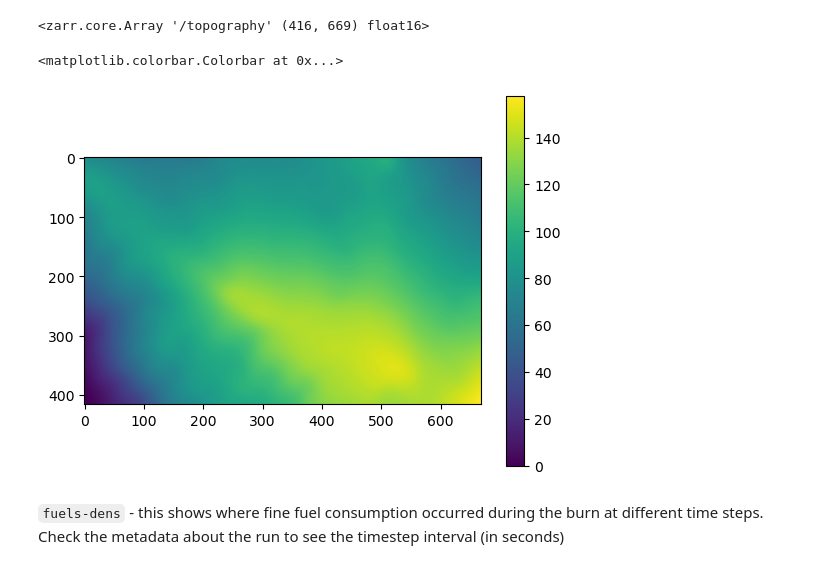
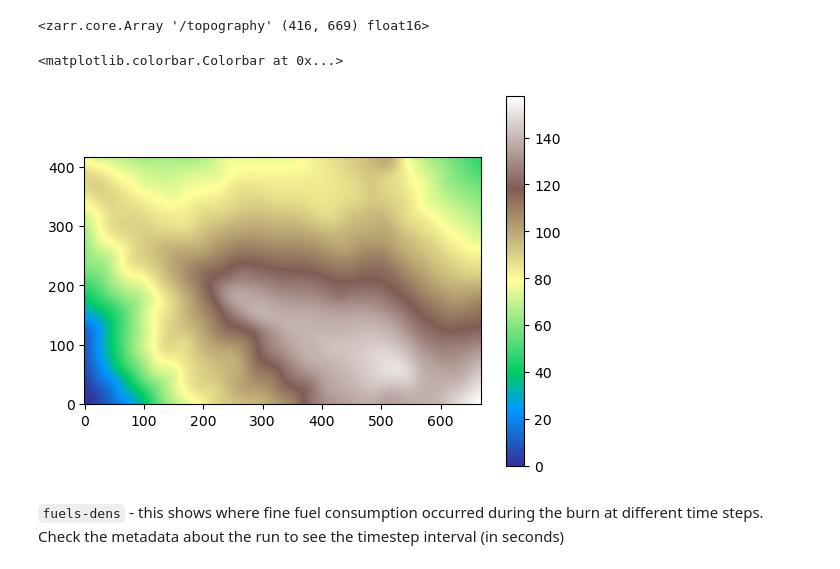
Before and after one commit to BurnPro3D/data-api-notebooks, a Jupyter notebook: access_zarr_files_demo.ipynb, the cells around one changed output. Drawn from its saved outputs; the diff is of its cells as text; code cells hidden in the pictures.

Commit message:
update to origin = lower

```diff
--- a/access_zarr_files_demo.ipynb
+++ b/access_zarr_files_demo.ipynb
@@ -78,15 +83,15 @@ z['topography']
 <zarr.core.Array '/topography' (416, 669) float16>
 # %%
 #let's plot the topography
-# note that you will need to flip the arrays to be the north side up when you plot it
+# note that you will need to set the origin to lower to be the north side up when you plot it
 
 topo = z['topography'][...]
 
-plt.imshow(np.flipud(topo))
+plt.imshow(topo, origin = 'lower', cmap = 'terrain')
 plt.colorbar()
 # %% [output]
 <matplotlib.colorbar.Colorbar at 0x...>
-[figure, old version]
+[figure, new version]
 # %% [markdown]
 `fuels-dens` - this shows where fine fuel consumption occurred during the burn at different time steps. Check the metadata about the run to see the timestep interval (in seconds)
 # %%
```
Also changed, not shown: parts of 14 cells of this notebook.
